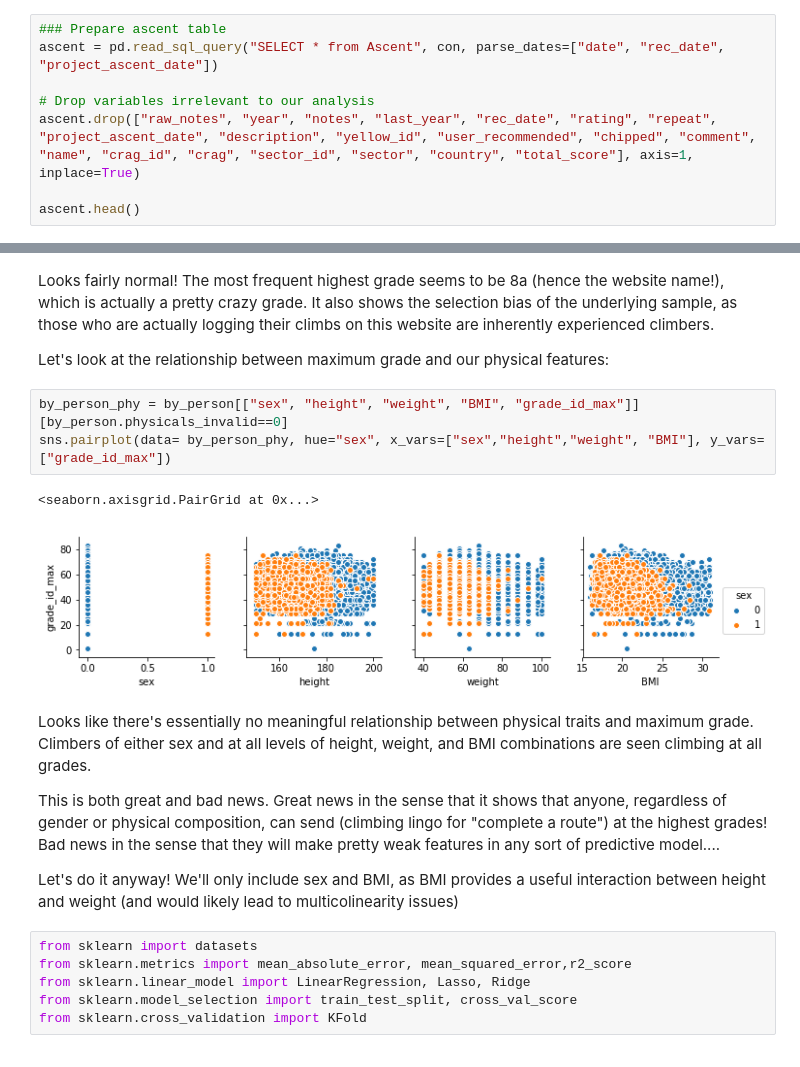
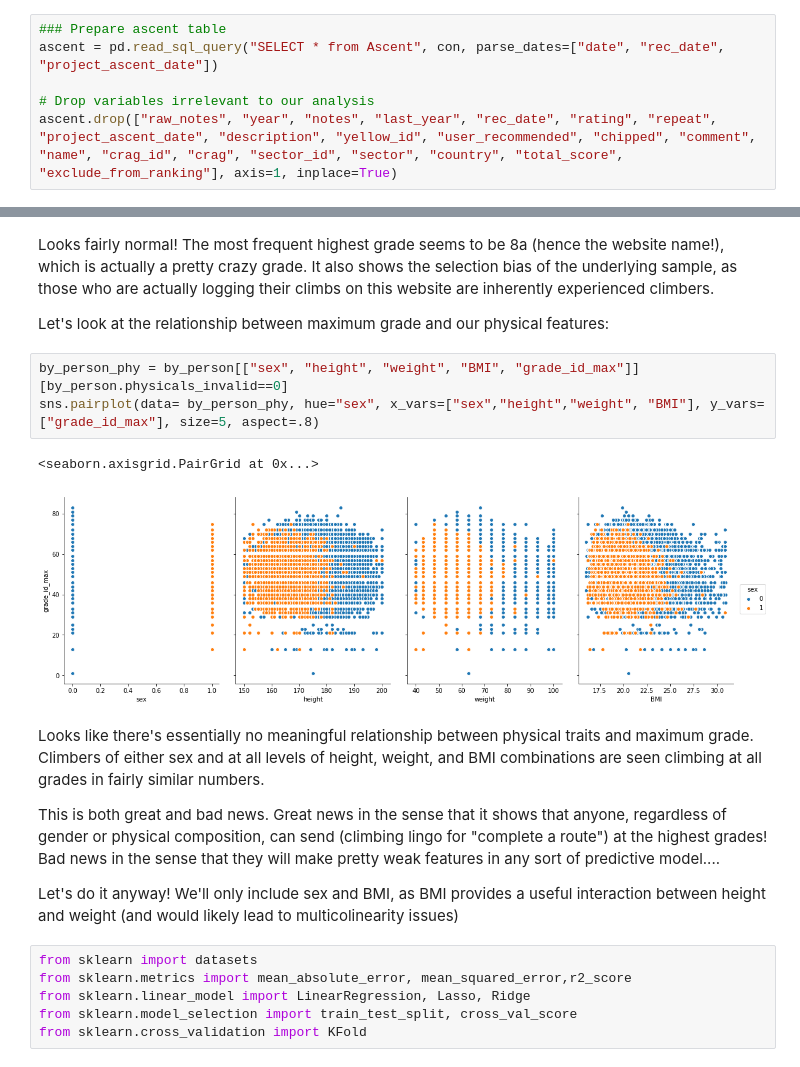
Before and after one commit to ssilber/Climbing-Rocks, a Jupyter notebook: Climbing-Rocks.ipynb, the cells around one changed output, grey strips where cells are left out. Saved outputs shown, nothing was run; the diff lists cells and outputs as text.

```diff
--- a/Climbing-Rocks.ipynb
+++ b/Climbing-Rocks.ipynb
@@ -209,6 +219,4 @@ This data contains one observation per recorded ascent.
 ascent = pd.read_sql_query("SELECT * from Ascent", con, parse_dates=["date", "rec_date", "project_ascent_date"])
 
 # Drop variables irrelevant to our analysis
-ascent.drop(["raw_notes", "year", "notes", "last_year", "rec_date", "rating", "repeat", "project_ascent_date", "description", "yellow_id", "user_recommended", "chipped", "comment", "name", "crag_id", "crag", "sector_id", "sector", "country", "total_score"], axis=1, inplace=True)
-
-ascent.head()
+ascent.drop(["raw_notes", "year", "notes", "last_year", "rec_date", "rating", "repeat", "project_ascent_date", "description", "yellow_id", "user_recommended", "chipped", "comment", "name", "crag_id", "crag", "sector_id", "sector", "country", "total_score", "exclude_from_ranking"], axis=1, inplace=True)
@@ -345,12 +358,12 @@ Looks fairly normal! The most frequent highest grade seems to be 8a (hence the w
 Let's look at the relationship between maximum grade and our physical features:
 # %%
 by_person_phy = by_person[["sex", "height", "weight", "BMI", "grade_id_max"]][by_person.physicals_invalid==0]
-sns.pairplot(data= by_person_phy, hue="sex", x_vars=["sex","height","weight", "BMI"], y_vars=["grade_id_max"])
+sns.pairplot(data= by_person_phy, hue="sex", x_vars=["sex","height","weight", "BMI"], y_vars=["grade_id_max"], size=5, aspect=.8)
 # %% [output]
 <seaborn.axisgrid.PairGrid at 0x...>
-[figure, old version]
+[figure, new version]
 # %% [markdown]
-Looks like there's essentially no meaningful relationship between physical traits and maximum grade. Climbers of either sex and at all levels of height, weight, and BMI combinations are seen climbing at all grades.
+Looks like there's essentially no meaningful relationship between physical traits and maximum grade. Climbers of either sex and at all levels of height, weight, and BMI combinations are seen climbing at all grades in fairly similar numbers.
 
 This is both great and bad news. Great news in the sense that it shows that anyone, regardless of gender or physical composition, can send (climbing lingo for "complete a route") at the highest grades! Bad news in the sense that they will make pretty weak features in any sort of predictive model....
 
```
Also changed, not shown: parts of 28 cells of this notebook, 1 other file.
